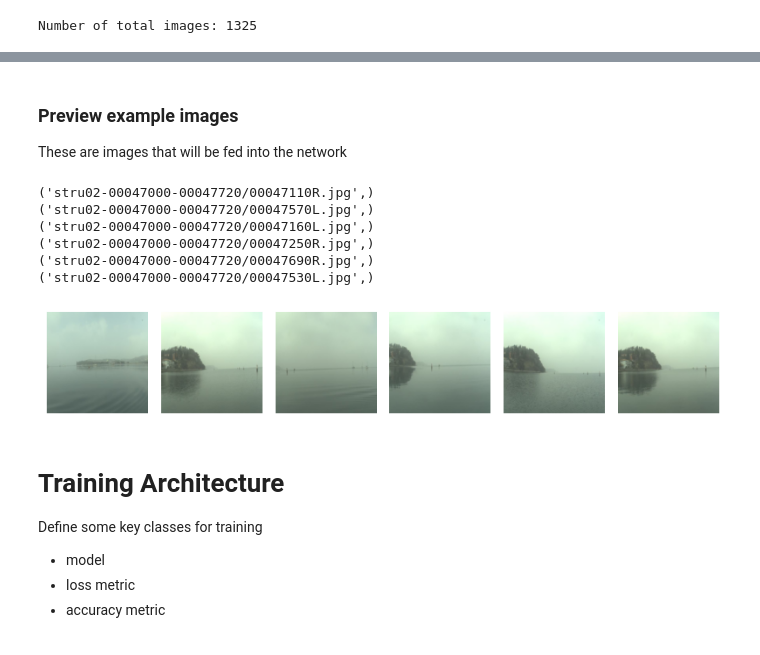
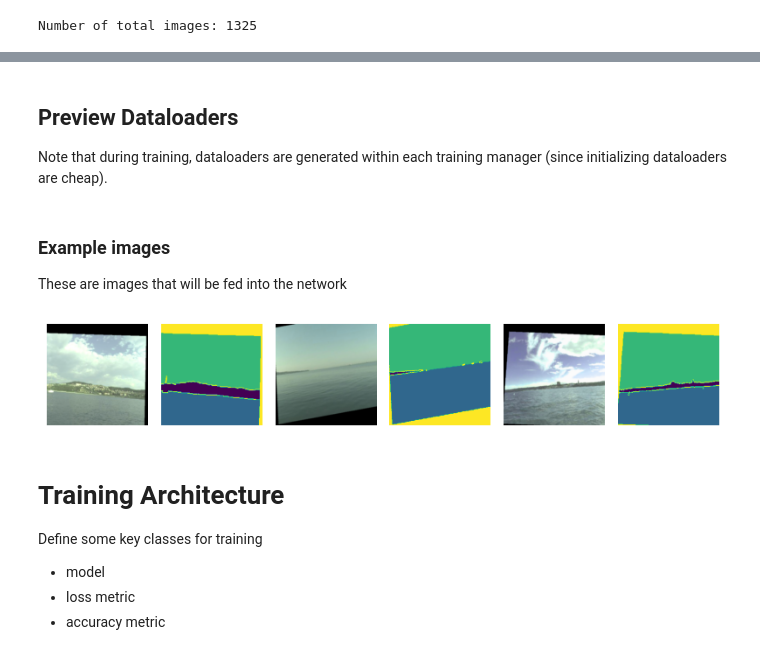
Before and after one commit to LeonY117/msc_project, a Jupyter notebook: notebooks/MC_Dropout.ipynb, the cells around one changed output, grey strips where cells are left out. Saved outputs shown, nothing was run; the diff lists cells and outputs as text; code cells hidden in the pictures.

```diff
--- a/notebooks/MC_Dropout.ipynb
+++ b/notebooks/MC_Dropout.ipynb
@@ -465,10 +508,15 @@ datasets = {'train': train_dataset, 'val': val_dataset, 'test': test_dataset}
+# %% [markdown]
+## Preview Dataloaders
+
+Note that during training, dataloaders are generated within each training manager (since initializing dataloaders are cheap).
 # %%
-train_dataloader = DataLoader(train_dataset, batch_size=10, shuffle=True)
-val_dataloader = DataLoader(val_dataset, batch_size=1, shuffle=True)
-test_dataloader = DataLoader(test_dataset, batch_size=1, shuffle=False)
+train_dataloader = DataLoader(dataset_manager.datasets['train'], batch_size=10, shuffle=True)
+val_dataloader = DataLoader(dataset_manager.datasets['val'], batch_size=1, shuffle=True)
+test_dataloader = DataLoader(dataset_manager.datasets['test'], batch_size=1, shuffle=False)
 
-dataloaders = {'train': train_dataloader, 'val': val_dataloader, 'test': None}
+# global dataloader that isn't actually used for training
+dataloaders = {'train': train_dataloader, 'val': val_dataloader, 'test': test_dataloader}
 # %% [markdown]
-### Preview example images
+### Example images
 
 These are images that will be fed into the network
@@ -485,54 +523,47 @@ def unnormalize(image: torch.tensor) -> torch.tensor:
 # %%
-# x_batch_sample, y_batch_sample = next(iter(train_dataloader))
+x_batch_sample, y_batch_sample = next(iter(train_dataloader))
 
-# plt.figure(figsize=(8, 3))
-# for i in range(3):
-#   plt.subplot(1, 6, i*2+1)
-#   plt.imshow(unnormalize(x_batch_sample[i]).permute(1, 2, 0).cpu())
-#   plt.axis('off')
-#   plt.subplot(1, 6, i*2+2)
-#   plt.imshow(y_batch_sample[i].permute(1, 2, 0).cpu())
-#   plt.axis('off')
+plt.figure(figsize=(8, 3))
+for i in range(3):
+  plt.subplot(1, 6, i*2+1)
+  plt.imshow(unnormalize(x_batch_sample[i]).permute(1, 2, 0).cpu())
+  plt.axis('off')
+  plt.subplot(1, 6, i*2+2)
+  plt.imshow(y_batch_sample[i].permute(1, 2, 0).cpu())
+  plt.axis('off')
 
-# # note: clipping error message can be ignored
-# plt.tight_layout()
+# note: clipping error message can be ignored
+plt.tight_layout()
 
 
 # # VALIDATION IMAGES
 # plt.figure(figsize=(8, 3))
 # for i in range(3):
 #   x, y = next(iter(val_dataloader))
 #   plt.subplot(1, 6, i*2+1)
 #   x = unnormalize(x[0])
 #   plt.imshow(x.permute(1, 2, 0).cpu())
 #   plt.axis('off')
 #   plt.subplot(1, 6, i*2+2)
 #   plt.imshow(y[0].permute(1, 2, 0).cpu())
 #   plt.axis('off')
 
 # plt.tight_layout()
 
 # TESTING IMAGES
-plt.figure(figsize=(8, 3))
-i = 0
-for x, filepath in test_dataloader:
-  if i == 6:
-    break
-  plt.subplot(1, 6, i+1)
-  x = unnormalize(x[0])
-  plt.imshow(x.permute(1, 2, 0).cpu())
-  plt.axis('off')
-  print(filepath)
-  i += 1
-plt.tight_layout()
+# plt.figure(figsize=(8, 3))
+# i = 0
+# for x, filepath in test_dataloader:
+#   if i == 6:
+#     break
+#   plt.subplot(1, 6, i+1)
+#   x = unnormalize(x[0])
+#   plt.imshow(x.permute(1, 2, 0).cpu())
+#   plt.axis('off')
+#   i += 1
+# plt.tight_layout()
 # %% [output]
-('stru02-00047000-00047720/00047110R.jpg',)
-('stru02-00047000-00047720/00047570L.jpg',)
-('stru02-00047000-00047720/00047160L.jpg',)
-('stru02-00047000-00047720/00047250R.jpg',)
-('stru02-00047000-00047720/00047690R.jpg',)
-('stru02-00047000-00047720/00047530L.jpg',)
-[figure, old version]
+[figure, new version]
 # %% [markdown]
 # Training Architecture
 
```
Also changed, not shown: parts of 79 cells of this notebook.
